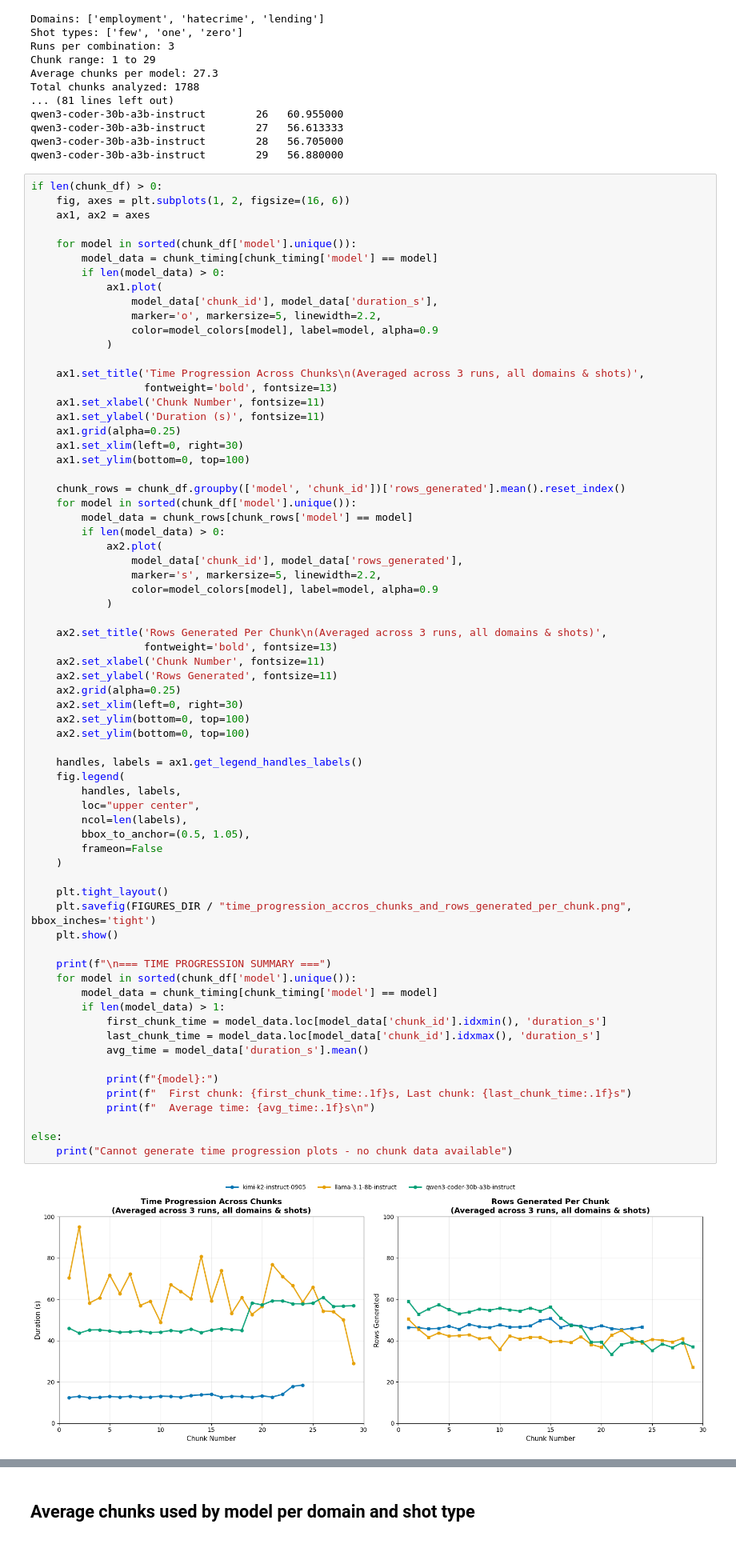
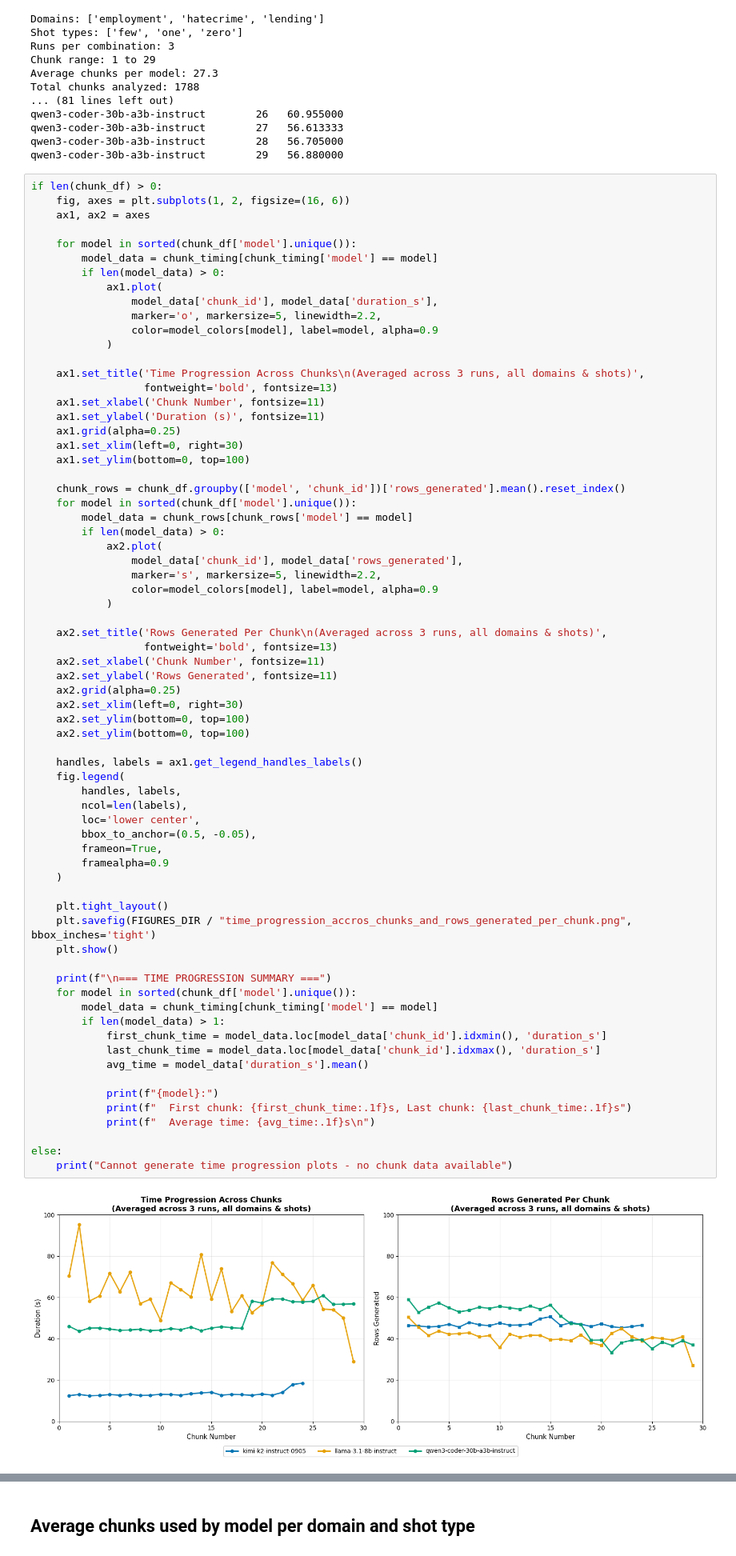
Before and after one commit to veronhoxha/master_thesis, a Jupyter notebook: notebooks/experiments/basic_details_analysis.ipynb, the cells around one changed output, grey strips where cells are left out. Shown at 80% size. Cells and saved outputs as stored; diff of their text form.

```diff
--- a/notebooks/experiments/basic_details_analysis.ipynb
+++ b/notebooks/experiments/basic_details_analysis.ipynb
@@ -164,37 +164,38 @@ if len(chunk_df) > 0:
     ax2.grid(alpha=0.25)
     ax2.set_xlim(left=0, right=30)
     ax2.set_ylim(bottom=0, top=100)
     ax2.set_ylim(bottom=0, top=100)
 
     handles, labels = ax1.get_legend_handles_labels()
     fig.legend(
         handles, labels,
-        loc="upper center",
         ncol=len(labels),
-        bbox_to_anchor=(0.5, 1.05),
-        frameon=False
+        loc='lower center',
+        bbox_to_anchor=(0.5, -0.05),
+        frameon=True,
+        framealpha=0.9
     )
 
     plt.tight_layout()
     plt.savefig(FIGURES_DIR / "time_progression_accros_chunks_and_rows_generated_per_chunk.png", bbox_inches='tight')
     plt.show()
 
     print(f"\n=== TIME PROGRESSION SUMMARY ===")
     for model in sorted(chunk_df['model'].unique()):
         model_data = chunk_timing[chunk_timing['model'] == model]
         if len(model_data) > 1:
             first_chunk_time = model_data.loc[model_data['chunk_id'].idxmin(), 'duration_s']
             last_chunk_time = model_data.loc[model_data['chunk_id'].idxmax(), 'duration_s']
             avg_time = model_data['duration_s'].mean()
 
             print(f"{model}:")
             print(f"  First chunk: {first_chunk_time:.1f}s, Last chunk: {last_chunk_time:.1f}s")
             print(f"  Average time: {avg_time:.1f}s\n")
 
 else:
     print("Cannot generate time progression plots - no chunk data available")
 # %% [output]
-[figure, old version]
+[figure, new version]
 === TIME PROGRESSION SUMMARY ===
 kimi-k2-instruct-0905:
   First chunk: 12.4s, Last chunk: 18.5s
```
Also changed, not shown: parts of 1 cell of this notebook, 2 other files.
